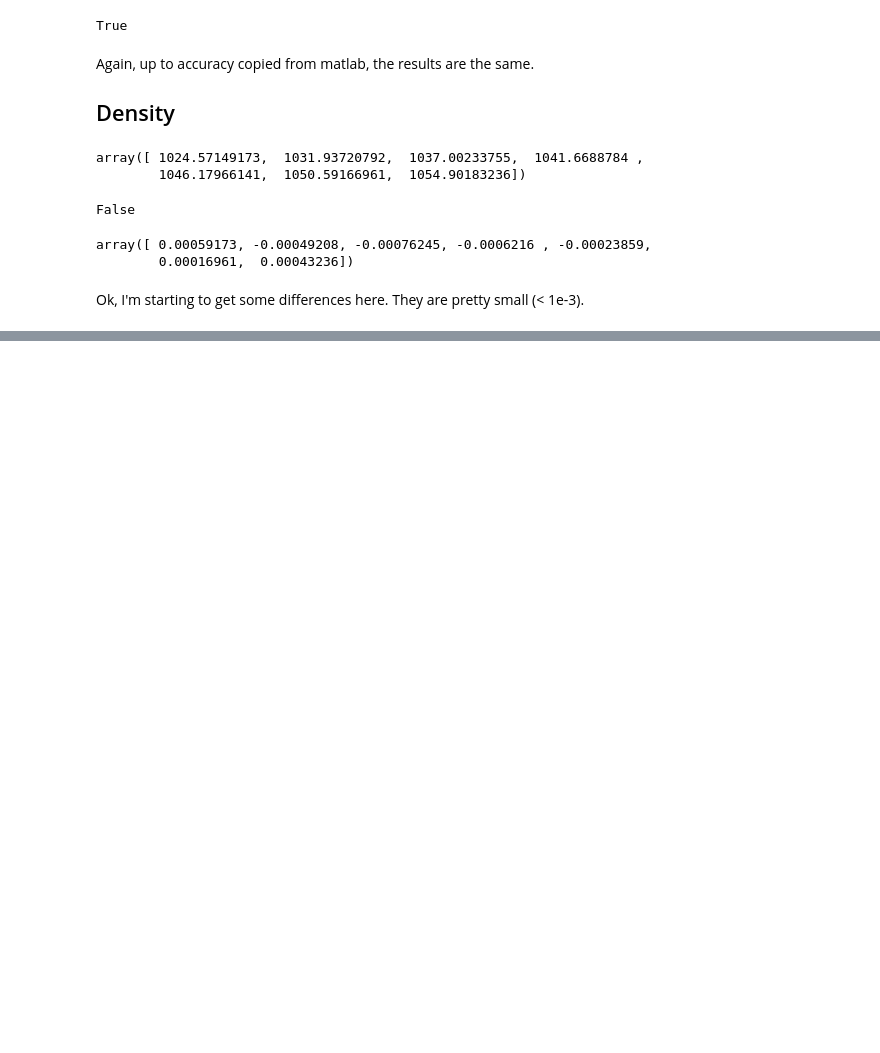
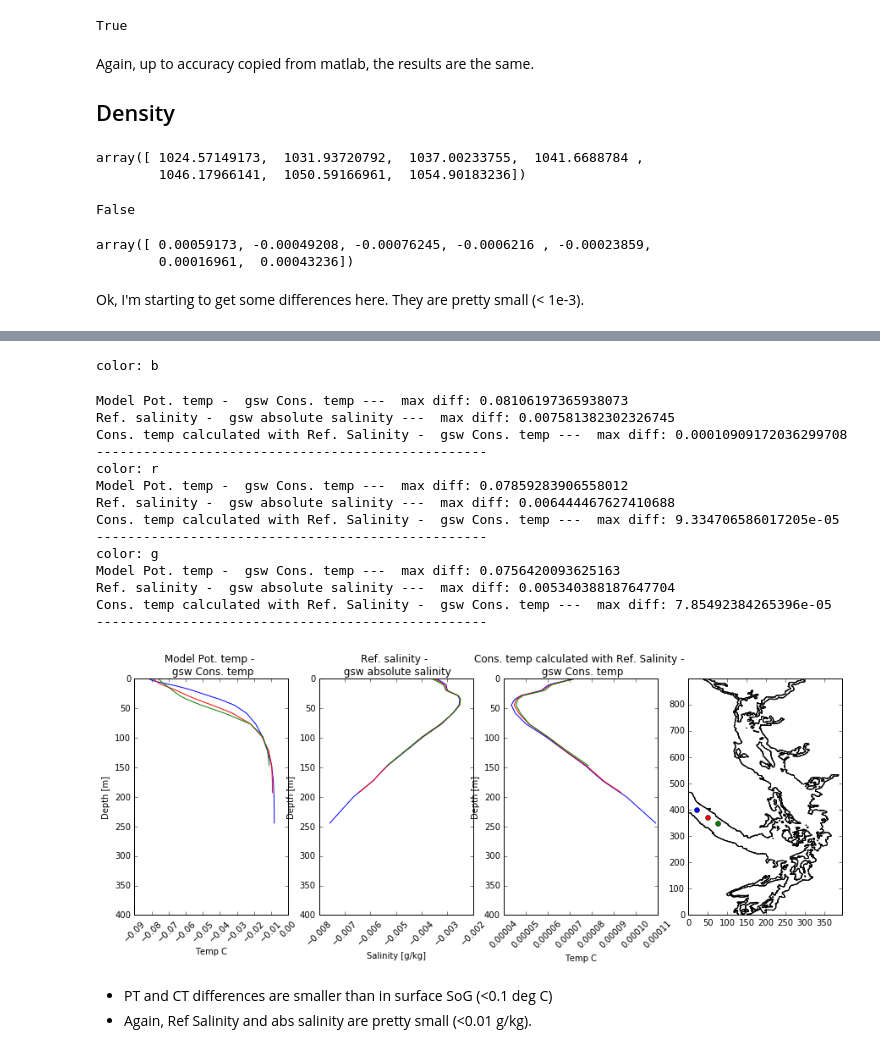
Before and after one commit to SalishSeaCast/analysis-nancy, a Jupyter notebook: notebooks/TEOS-10 and python gsw library.ipynb, the cells around one changed output, grey strips where cells are left out. Cells and saved outputs as stored; diff of their text form; code cells hidden in the pictures; blank space fills up the shorter version.

```diff
--- a/notebooks/TEOS-10 and python gsw library.ipynb
+++ b/notebooks/TEOS-10 and python gsw library.ipynb
@@ -245,0 +196,30 @@ print (CT_ourway - CT)
+# %%
+# Model potential - gsw conservative temperature
+iss = [20, 50, 75]
+jss = [400, 370, 350]
+cols = ['b','r','g']
+fig,axs = plt.subplots(1,4,figsize=(15,5))
+for j,i,col in zip(jss, iss, cols):
+    print ('color: {}'.format(col))
+    compare_calculations(fnames, j, i, col, mesh, b, axs)
+    print ('--------------------------------------------------')
+# %% [output]
+color: b
+Model Pot. temp -  gsw Cons. temp ---  max diff: 0.08106197365938073
+Ref. salinity -  gsw absolute salinity ---  max diff: 0.007581382302326745
+Cons. temp calculated with Ref. Salinity -  gsw Cons. temp ---  max diff: 0.00010909172036299708
+--------------------------------------------------
+color: r
+Model Pot. temp -  gsw Cons. temp ---  max diff: 0.07859283906558012
+Ref. salinity -  gsw absolute salinity ---  max diff: 0.006444467627410688
+Cons. temp calculated with Ref. Salinity -  gsw Cons. temp ---  max diff: 9.334706586017205e-05
+--------------------------------------------------
+color: g
+Model Pot. temp -  gsw Cons. temp ---  max diff: 0.0756420093625163
+Ref. salinity -  gsw absolute salinity ---  max diff: 0.005340388187647704
+Cons. temp calculated with Ref. Salinity -  gsw Cons. temp ---  max diff: 7.85492384265396e-05
+--------------------------------------------------
+[figure, added]
+# %% [markdown]
+* PT and CT differences are smaller than in surface SoG (<0.1 deg C)
+* Again, Ref Salinity and abs salinity are pretty small (<0.01 g/kg).
```
Also changed, not shown: parts of 29 cells of this notebook.
